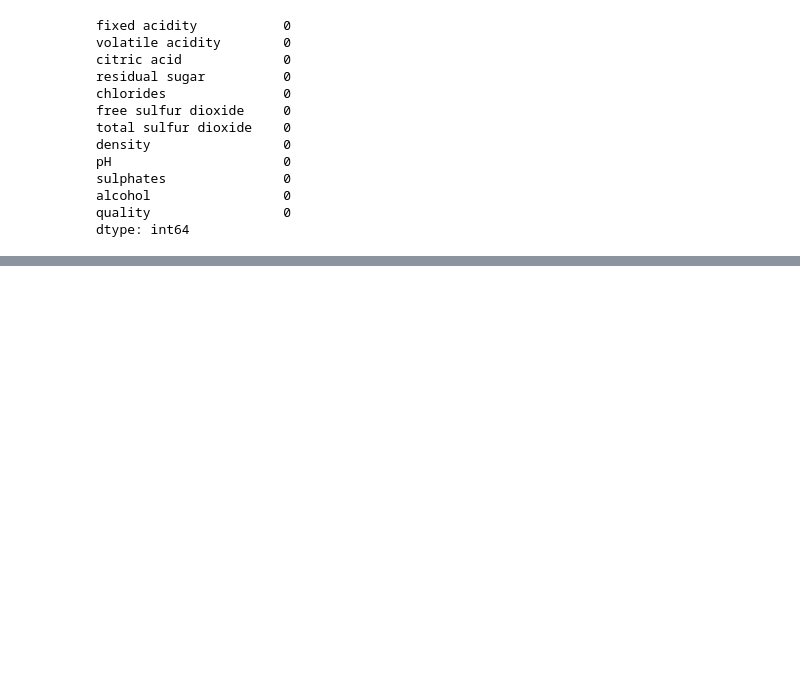
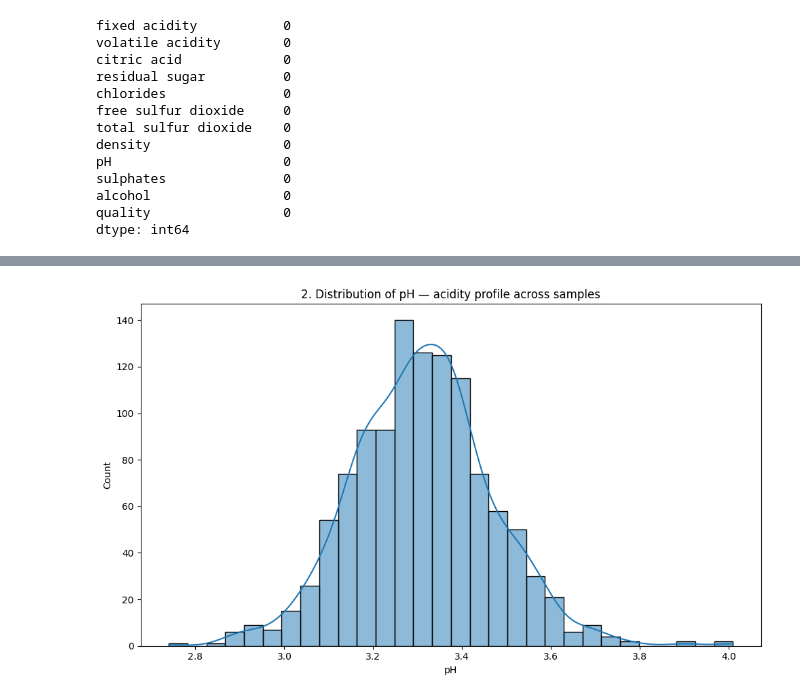
Before and after one commit to lukhi-laksh/Kaggle-Notebooks, a Jupyter notebook: Wine Quality/wine-quality-multilinear-regression.ipynb, the cells around one changed output, grey strips where cells are left out. Cells and saved outputs as stored; diff of their text form; code cells hidden in the pictures; blank space fills up the shorter version.

```diff
--- a/Wine Quality/wine-quality-multilinear-regression.ipynb
+++ b/Wine Quality/wine-quality-multilinear-regression.ipynb
@@ -67,0 +138,8 @@ np.int64(125)
+# %%
+fig = plt.figure(figsize=(10,6))
+sns.histplot(data=df, x='pH', bins=30, kde=True)
+plt.title(f'{plot_no}. Distribution of pH — acidity profile across samples')
+show_fig()
+plot_no += 1
+# %% [output]
+[figure, added]
```
Also changed, not shown: parts of 43 cells of this notebook.
